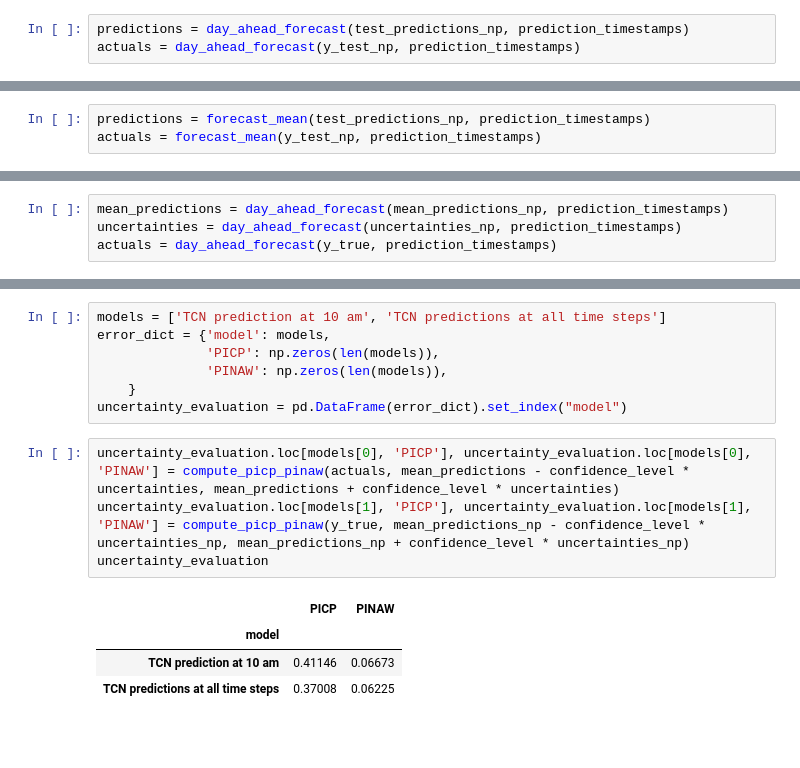
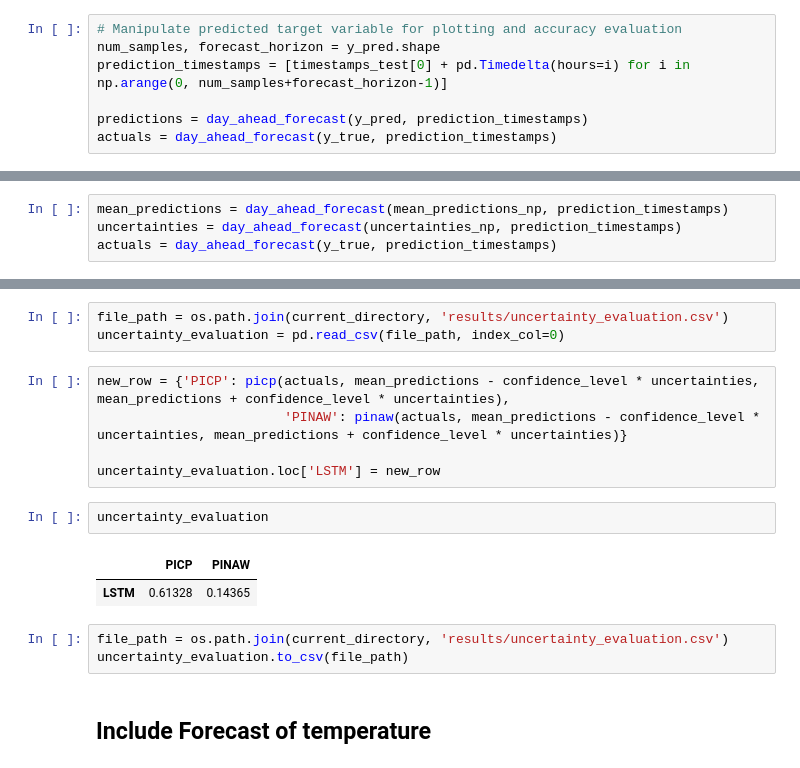
Before and after one commit to CS-433/ml-project-2-powerpredictors, a Jupyter notebook: LSTM.ipynb, the cells around one changed output, grey strips where cells are left out. Drawn from its saved outputs; the diff is of its cells as text; blank space fills up the shorter version.

```diff
--- a/LSTM.ipynb
+++ b/LSTM.ipynb
@@ -206,3 +329,7 @@ prediction_timestamps = [timestamps_test[0] + pd.Timedelta(hours=i) for i in np.
 # %%
-predictions = day_ahead_forecast(test_predictions_np, prediction_timestamps)
-actuals = day_ahead_forecast(y_test_np, prediction_timestamps)
+# Manipulate predicted target variable for plotting and accuracy evaluation
+num_samples, forecast_horizon = y_pred.shape
+prediction_timestamps = [timestamps_test[0] + pd.Timedelta(hours=i) for i in np.arange(0, num_samples+forecast_horizon-1)]
+
+predictions = day_ahead_forecast(y_pred, prediction_timestamps)
+actuals = day_ahead_forecast(y_true, prediction_timestamps)
@@ -217,3 +341,0 @@ plot_results_by_month(predictions, actuals, "Day-Ahead Power Consumption Forecas
-# %%
-predictions = forecast_mean(test_predictions_np, prediction_timestamps)
-actuals = forecast_mean(y_test_np, prediction_timestamps)
@@ -358,16 +546,18 @@ plot_results_with_uncertainty_by_month(mean_predictions, uncertainties, confiden
+# %%
+file_path = os.path.join(current_directory, 'results/uncertainty_evaluation.csv')
+uncertainty_evaluation = pd.read_csv(file_path, index_col=0)
 # %%
-models = ['TCN prediction at 10 am', 'TCN predictions at all time steps']
-error_dict = {'model': models,
-              'PICP': np.zeros(len(models)),
-              'PINAW': np.zeros(len(models)),
-    }
-uncertainty_evaluation = pd.DataFrame(error_dict).set_index("model")
+new_row = {'PICP': picp(actuals, mean_predictions - confidence_level * uncertainties, mean_predictions + confidence_level * uncertainties),
+                        'PINAW': pinaw(actuals, mean_predictions - confidence_level * uncertainties, mean_predictions + confidence_level * uncertainties)}
+
+uncertainty_evaluation.loc['LSTM'] = new_row
 # %%
-uncertainty_evaluation.loc[models[0], 'PICP'], uncertainty_evaluation.loc[models[0], 'PINAW'] = compute_picp_pinaw(actuals, mean_predictions - confidence_level * uncertainties, mean_predictions + confidence_level * uncertainties)
-uncertainty_evaluation.loc[models[1], 'PICP'], uncertainty_evaluation.loc[models[1], 'PINAW'] = compute_picp_pinaw(y_true, mean_predictions_np - confidence_level * uncertainties_np, mean_predictions_np + confidence_level * uncertainties_np)
 uncertainty_evaluation
 # %% [output]
 |  | PICP | PINAW |
-| model |  |  |
-| TCN prediction at 10 am | 0.41146 | 0.06673 |
-| TCN predictions at all time steps | 0.37008 | 0.06225 |
+| LSTM | 0.61328 | 0.14365 |
+# %%
+file_path = os.path.join(current_directory, 'results/uncertainty_evaluation.csv')
+uncertainty_evaluation.to_csv(file_path)
+# %% [markdown]
+## Include Forecast of temperature
```
Also changed, not shown: parts of 57 cells of this notebook, 29 other files.
